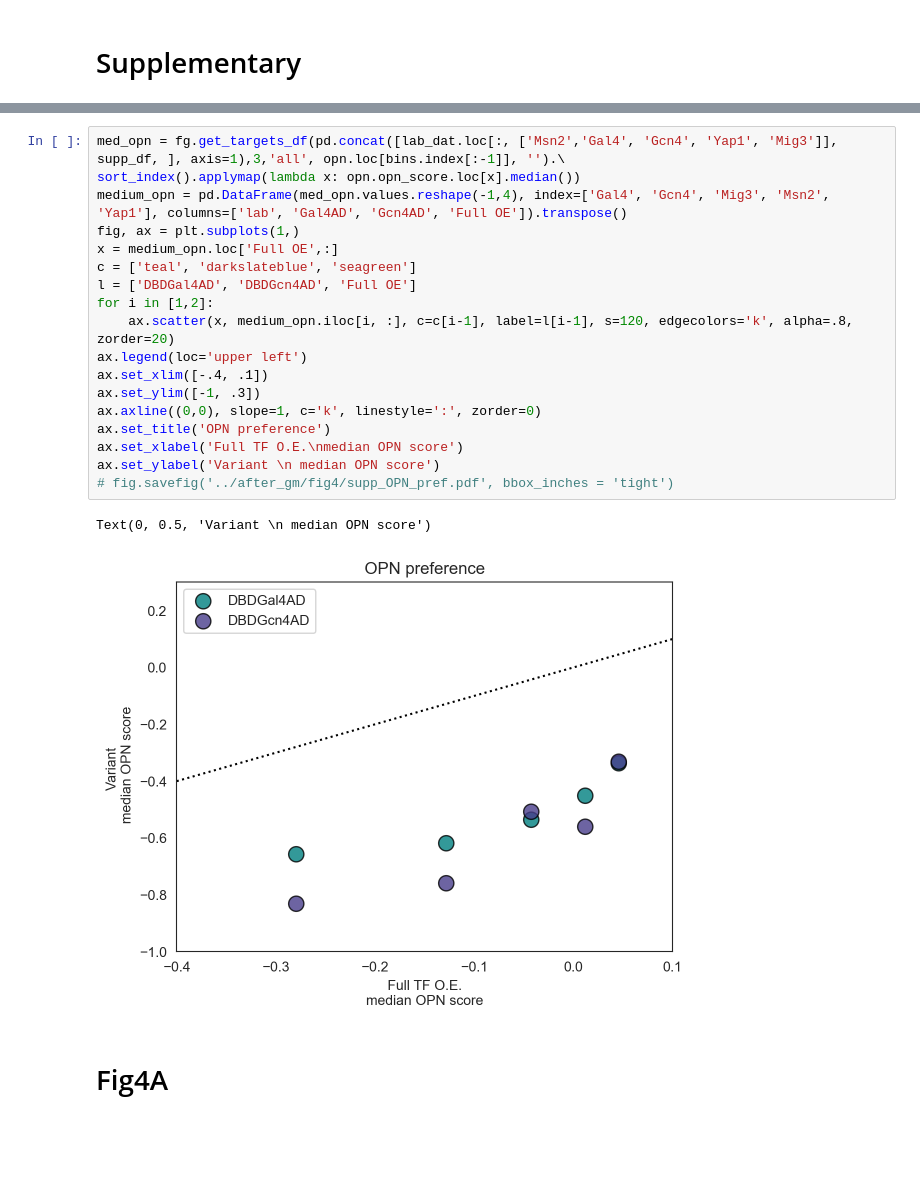
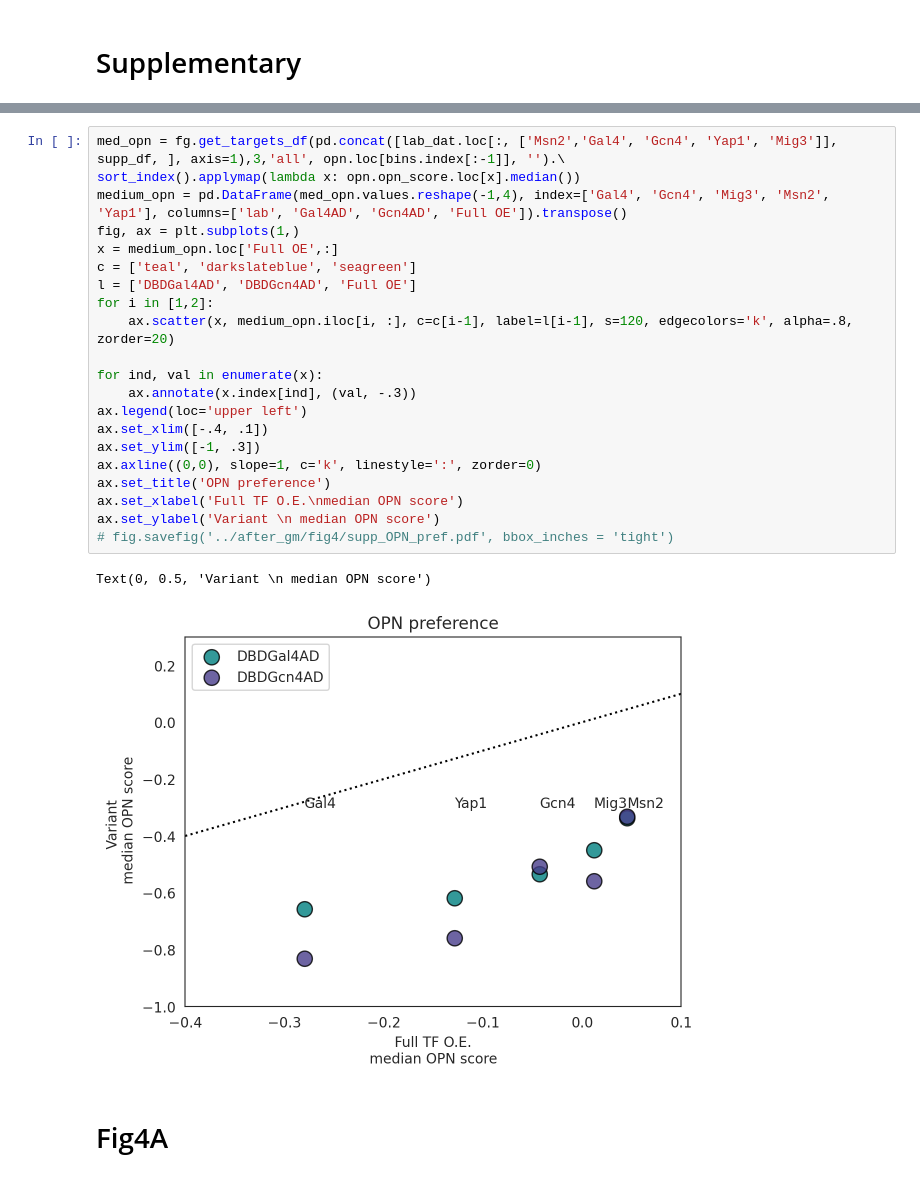
Before and after one commit to vmindel/Mindel2023, a Jupyter notebook: post_gm_fig3.ipynb, the cells around one changed output, grey strips where cells are left out. Saved outputs shown, nothing was run; the diff lists cells and outputs as text; blank space fills up the shorter version.

```diff
--- a/post_gm_fig3.ipynb
+++ b/post_gm_fig3.ipynb
@@ -192,24 +201,27 @@ Text(0, 0.5, "Pearson's r")
 # %%
 med_opn = fg.get_targets_df(pd.concat([lab_dat.loc[:, ['Msn2','Gal4', 'Gcn4', 'Yap1', 'Mig3']], supp_df, ], axis=1),3,'all', opn.loc[bins.index[:-1]], '').\
 sort_index().applymap(lambda x: opn.opn_score.loc[x].median())
 medium_opn = pd.DataFrame(med_opn.values.reshape(-1,4), index=['Gal4', 'Gcn4', 'Mig3', 'Msn2', 'Yap1'], columns=['lab', 'Gal4AD', 'Gcn4AD', 'Full OE']).transpose()
 fig, ax = plt.subplots(1,)
 x = medium_opn.loc['Full OE',:]
 c = ['teal', 'darkslateblue', 'seagreen']
 l = ['DBDGal4AD', 'DBDGcn4AD', 'Full OE']
 for i in [1,2]:
     ax.scatter(x, medium_opn.iloc[i, :], c=c[i-1], label=l[i-1], s=120, edgecolors='k', alpha=.8, zorder=20)
+
+for ind, val in enumerate(x):
+    ax.annotate(x.index[ind], (val, -.3))
 ax.legend(loc='upper left')
 ax.set_xlim([-.4, .1])
 ax.set_ylim([-1, .3])
 ax.axline((0,0), slope=1, c='k', linestyle=':', zorder=0)
 ax.set_title('OPN preference')
 ax.set_xlabel('Full TF O.E.\nmedian OPN score')
 ax.set_ylabel('Variant \n median OPN score')
 # fig.savefig('../after_gm/fig4/supp_OPN_pref.pdf', bbox_inches = 'tight')
 # %% [output]
 Text(0, 0.5, 'Variant \n median OPN score')
-[figure, old version]
+[figure, new version]
 # %% [markdown]
 # Fig4A
 # %%
```
Also changed, not shown: parts of 10 cells of this notebook, 3 other files.
